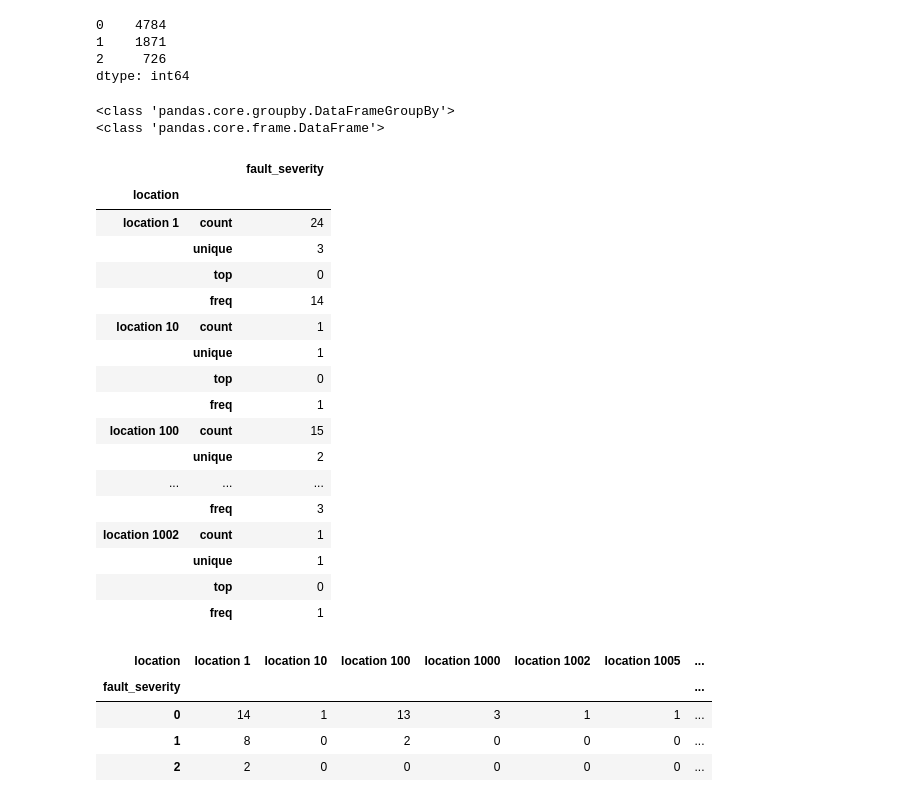
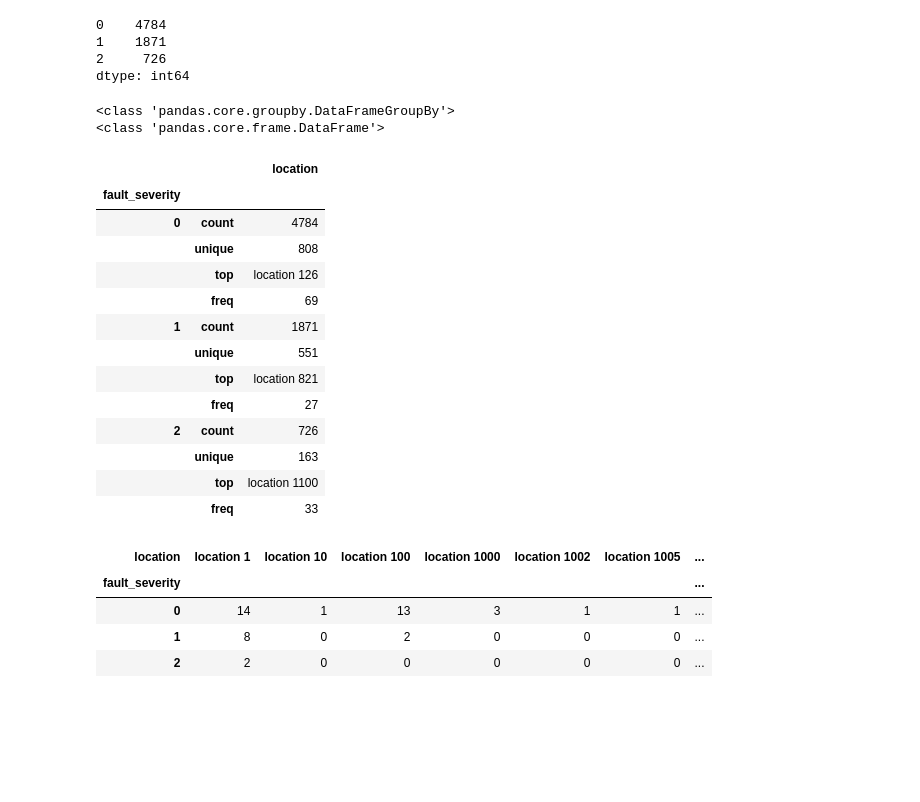
Before and after one commit to nikogamulin/kaggle-telstra-network-disruptions, a Jupyter notebook: data_explorer.ipynb, the cells around one changed output. Drawn from its saved outputs; the diff is of its cells as text; code cells hidden in the pictures; blank space fills up the shorter version.

```diff
--- a/data_explorer.ipynb
+++ b/data_explorer.ipynb
@@ -11,7 +11,7 @@ from sklearn.manifold import TSNE
 trainingSet = pd.read_csv('./data/train.csv', index_col=0)
 #remove redundant string 'location' from location entries
 #trainingSet['location'] = [l.replace('location ', '') for l in trainingSet['location']]
-trainingSet['location'] = trainingSet['location'].astype('category')
-trainingSet['fault_severity'] = trainingSet['fault_severity'].astype('category')
+#trainingSet['location'] = trainingSet['location'].astype('category')
+#trainingSet['fault_severity'] = trainingSet['fault_severity'].astype('category')
 trainingSet.describe()
 # %% [output]
@@ -39,33 +43,29 @@ trainingSet['fault_severity'].value_counts()
 2     726
 dtype: int64
 # %%
-eventLocations = trainingSet.groupby('location')
+eventLocations = trainingSet.groupby('fault_severity')
 print type(eventLocations)
 #eventLocations.head()
 dfrd=eventLocations.describe()
 print type(dfrd)
 dfrd.head(20)
 # %% [output]
 <class 'pandas.core.groupby.DataFrameGroupBy'>
 <class 'pandas.core.frame.DataFrame'>
-|  |  | fault_severity |
-| location |  |  |
-| location 1 | count | 24 |
-|  | unique | 3 |
-|  | top | 0 |
-|  | freq | 14 |
-| location 10 | count | 1 |
-|  | unique | 1 |
-|  | top | 0 |
-|  | freq | 1 |
-| location 100 | count | 15 |
-|  | unique | 2 |
-| ... | ... | ... |
-|  | freq | 3 |
-| location 1002 | count | 1 |
-|  | unique | 1 |
-|  | top | 0 |
-|  | freq | 1 |
+|  |  | location |
+| fault_severity |  |  |
+| 0 | count | 4784 |
+|  | unique | 808 |
+|  | top | location 126 |
+|  | freq | 69 |
+| 1 | count | 1871 |
+|  | unique | 551 |
+|  | top | location 821 |
+|  | freq | 27 |
+| 2 | count | 726 |
+|  | unique | 163 |
+|  | top | location 1100 |
+|  | freq | 33 |
 # %%
 pd.crosstab(trainingSet.fault_severity, trainingSet.location)
 # %% [output]
```
Also changed, not shown: parts of 11 cells of this notebook.
